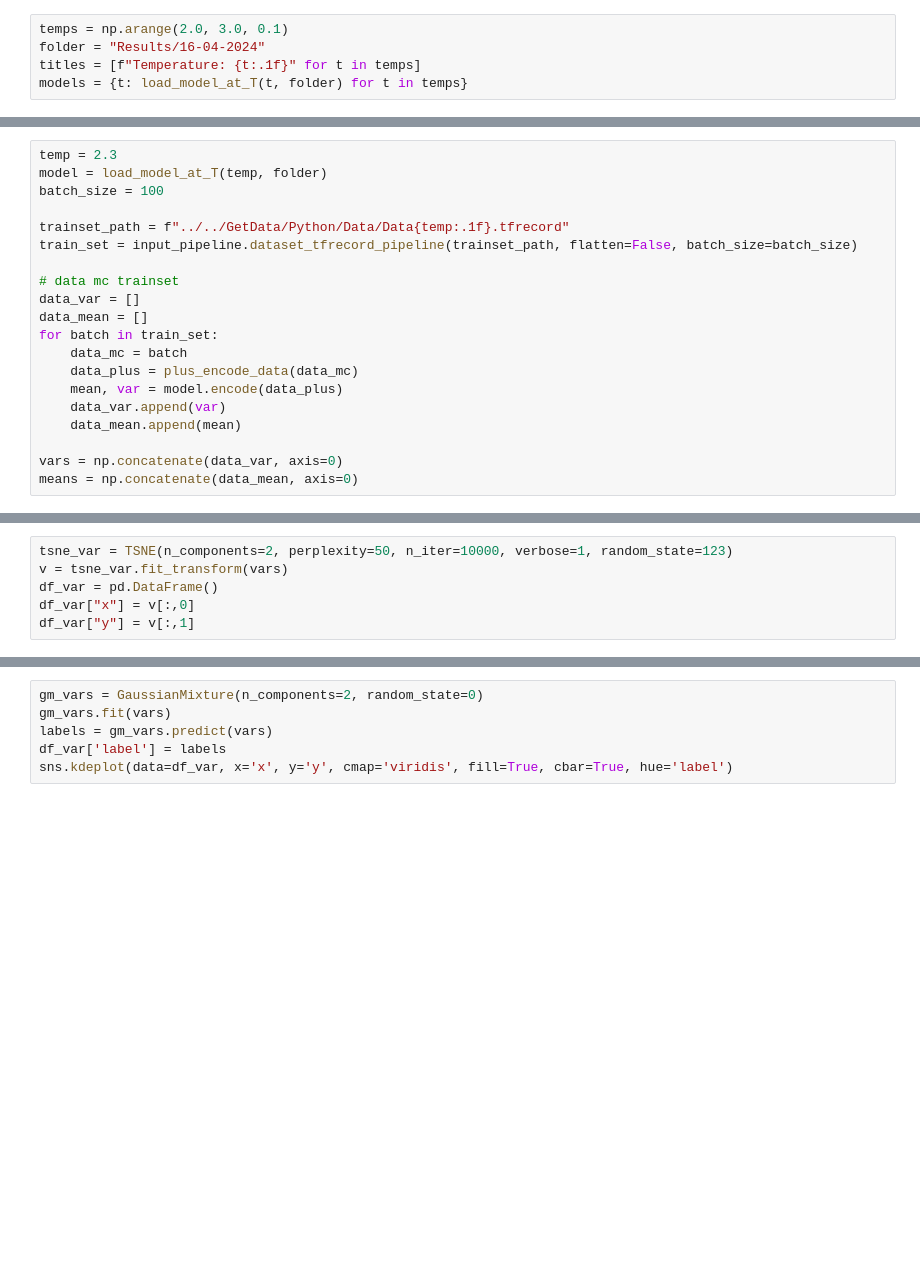
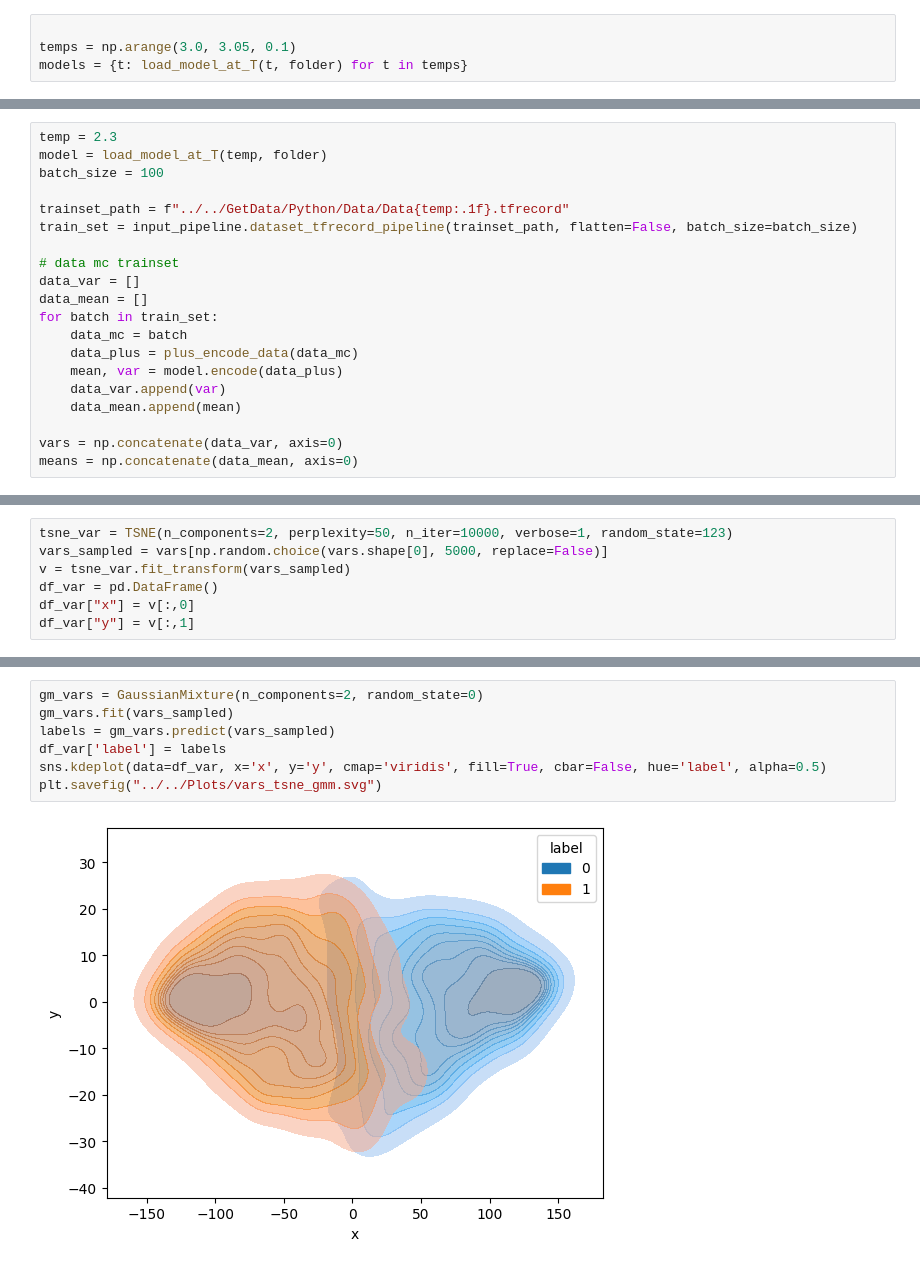
Before and after one commit to pSzyc/Ising, a Jupyter notebook: Model/VAE/tsne.ipynb, the cells around one changed output, grey strips where cells are left out. Cells and saved outputs as stored; diff of their text form; blank space fills up the shorter version.

```diff
--- a/Model/VAE/tsne.ipynb
+++ b/Model/VAE/tsne.ipynb
@@ -26,7 +32,6 @@ def load_model_at_T(t, folder,  latent_dim = 200):
 # %%
-temps = np.arange(2.0, 3.0, 0.1)
-folder = "Results/16-04-2024"
-titles = [f"Temperature: {t:.1f}" for t in temps]
+
+temps = np.arange(3.0, 3.05, 0.1)
 models = {t: load_model_at_T(t, folder) for t in temps}
 # %%
 gm_vars = GaussianMixture(n_components=2, random_state=0)
@@ -123,6 +117,7 @@ sns.kdeplot(data=df_mean, x='x', y='y', cmap='viridis', fill=True, cbar=True)
 # %%
 tsne_var = TSNE(n_components=2, perplexity=50, n_iter=10000, verbose=1, random_state=123)
-v = tsne_var.fit_transform(vars)
+vars_sampled = vars[np.random.choice(vars.shape[0], 5000, replace=False)]
+v = tsne_var.fit_transform(vars_sampled)
 df_var = pd.DataFrame()
 df_var["x"] = v[:,0]
 df_var["y"] = v[:,1]
@@ -131,6 +141,9 @@ sns.kdeplot(data=df_var, x='x', y='y', cmap='viridis', fill=True, cbar=True)
 # %%
 gm_vars = GaussianMixture(n_components=2, random_state=0)
-gm_vars.fit(vars)
-labels = gm_vars.predict(vars)
+gm_vars.fit(vars_sampled)
+labels = gm_vars.predict(vars_sampled)
 df_var['label'] = labels
-sns.kdeplot(data=df_var, x='x', y='y', cmap='viridis', fill=True, cbar=True, hue='label')
+sns.kdeplot(data=df_var, x='x', y='y', cmap='viridis', fill=True, cbar=False, hue='label', alpha=0.5)
+plt.savefig("../../Plots/vars_tsne_gmm.svg")
+# %% [output]
+[figure, added]
```
Also changed, not shown: parts of 8 cells of this notebook, 6 other files.
